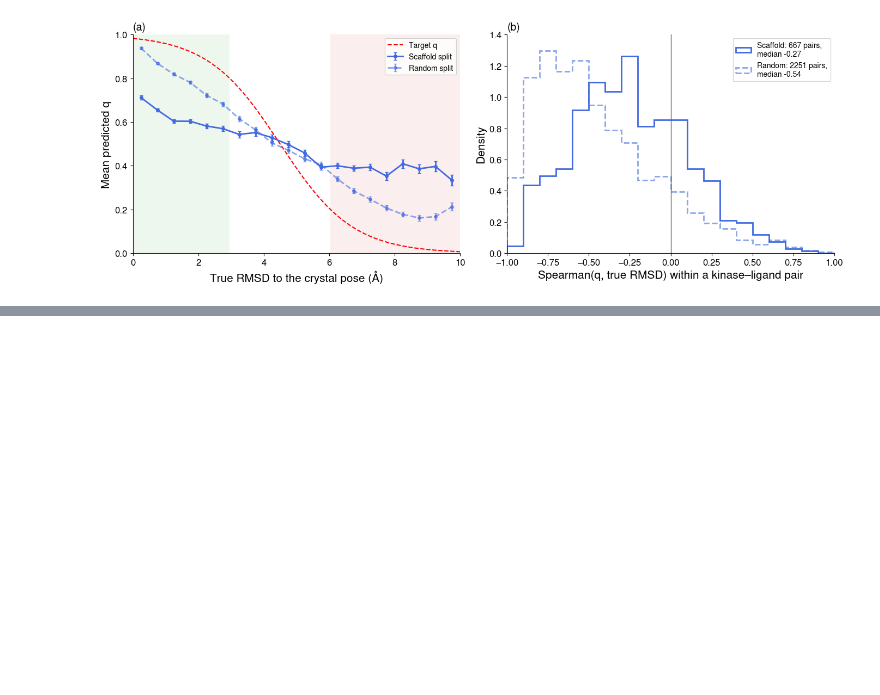
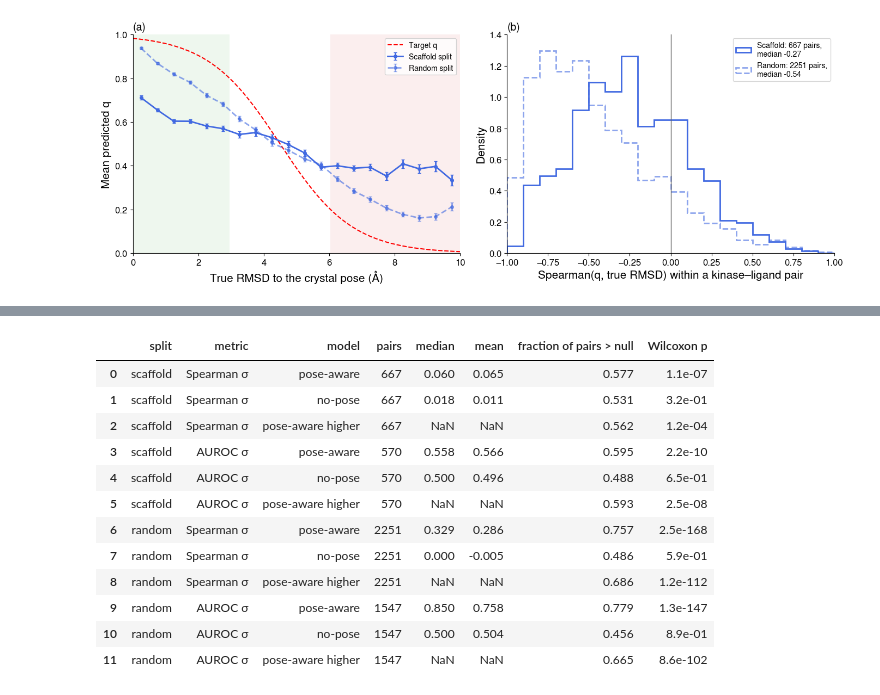
Before and after one commit to openkinome/multi-objective-kinodata-3D, a Jupyter notebook: analysis_publication/pose_reliability_validation.ipynb, the cells around one changed output, grey strips where cells are left out. Saved outputs shown, nothing was run; the diff lists cells and outputs as text; code cells hidden in the pictures; blank space fills up the shorter version.

```diff
--- a/analysis_publication/pose_reliability_validation.ipynb
+++ b/analysis_publication/pose_reliability_validation.ipynb
@@ -184,0 +248,44 @@ plt.show()
+# %%
+def sigma_within_pairs(d):
+    rows = []
+    for key, g in d.groupby("group"):
+        if len(g) < MIN_POSES or g["true_rmsd"].nunique() < 3:
+            continue
+        good, bad = (g["class"] == "good").to_numpy(), (g["class"] == "bad").to_numpy()
+        r = {"group": key, "poses": len(g)}
+        for model, (col, _) in SIGMA.items():
+            r[f"Spearman {model}"] = stats.spearmanr(g[col], g["true_rmsd"]).correlation
+            r[f"AUROC {model}"] = auroc(g[col].to_numpy()[good | bad], bad[good | bad]) if good.any() and bad.any() else np.nan
+        rows.append(r)
+    return pd.DataFrame(rows).set_index("group")
+
+
+swp = {split: sigma_within_pairs(d) for split, d in data.items()}
+rows = []
+for split, w in swp.items():
+    for metric, null in [("Spearman", 0.0), ("AUROC", 0.5)]:
+        for model in SIGMA:
+            v = w[f"{metric} {model}"].dropna()
+            rows.append({"split": split, "metric": f"{metric} σ", "model": model, "pairs": len(v), "median": v.median(), "mean": v.mean(),
+                         "fraction of pairs > null": (v > null).mean(), "Wilcoxon p": stats.wilcoxon(v - null).pvalue})
+        both = w[[f"{metric} pose-aware", f"{metric} no-pose"]].dropna()
+        rows.append({"split": split, "metric": f"{metric} σ", "model": "pose-aware higher", "pairs": len(both),
+                     "fraction of pairs > null": (both[f"{metric} pose-aware"] > both[f"{metric} no-pose"]).mean(),
+                     "Wilcoxon p": stats.wilcoxon(both[f"{metric} pose-aware"] - both[f"{metric} no-pose"]).pvalue})
+swithin = pd.DataFrame(rows)
+swithin.to_csv(OUTPUT / "sigma_within_pairs.csv", index=False)
+swithin.round(3).assign(**{"Wilcoxon p": swithin["Wilcoxon p"].map("{:.1e}".format)})
+# %% [output]
+|  | split | metric | model | pairs | median | mean | fraction of pairs > null | Wilcoxon p |
+| 0 | scaffold | Spearman σ | pose-aware | 667 | 0.060 | 0.065 | 0.577 | 1.1e-07 |
+| 1 | scaffold | Spearman σ | no-pose | 667 | 0.018 | 0.011 | 0.531 | 3.2e-01 |
+| 2 | scaffold | Spearman σ | pose-aware higher | 667 | NaN | NaN | 0.562 | 1.2e-04 |
+| 3 | scaffold | AUROC σ | pose-aware | 570 | 0.558 | 0.566 | 0.595 | 2.2e-10 |
+| 4 | scaffold | AUROC σ | no-pose | 570 | 0.500 | 0.496 | 0.488 | 6.5e-01 |
+| 5 | scaffold | AUROC σ | pose-aware higher | 570 | NaN | NaN | 0.593 | 2.5e-08 |
+| 6 | random | Spearman σ | pose-aware | 2251 | 0.329 | 0.286 | 0.757 | 2.5e-168 |
+| 7 | random | Spearman σ | no-pose | 2251 | 0.000 | -0.005 | 0.486 | 5.9e-01 |
+| 8 | random | Spearman σ | pose-aware higher | 2251 | NaN | NaN | 0.686 | 1.2e-112 |
+| 9 | random | AUROC σ | pose-aware | 1547 | 0.850 | 0.758 | 0.779 | 1.3e-147 |
+| 10 | random | AUROC σ | no-pose | 1547 | 0.500 | 0.504 | 0.456 | 8.9e-01 |
+| 11 | random | AUROC σ | pose-aware higher | 1547 | NaN | NaN | 0.665 | 8.6e-102 |
```
Also changed, not shown: parts of 6 cells of this notebook, 2 other files.
